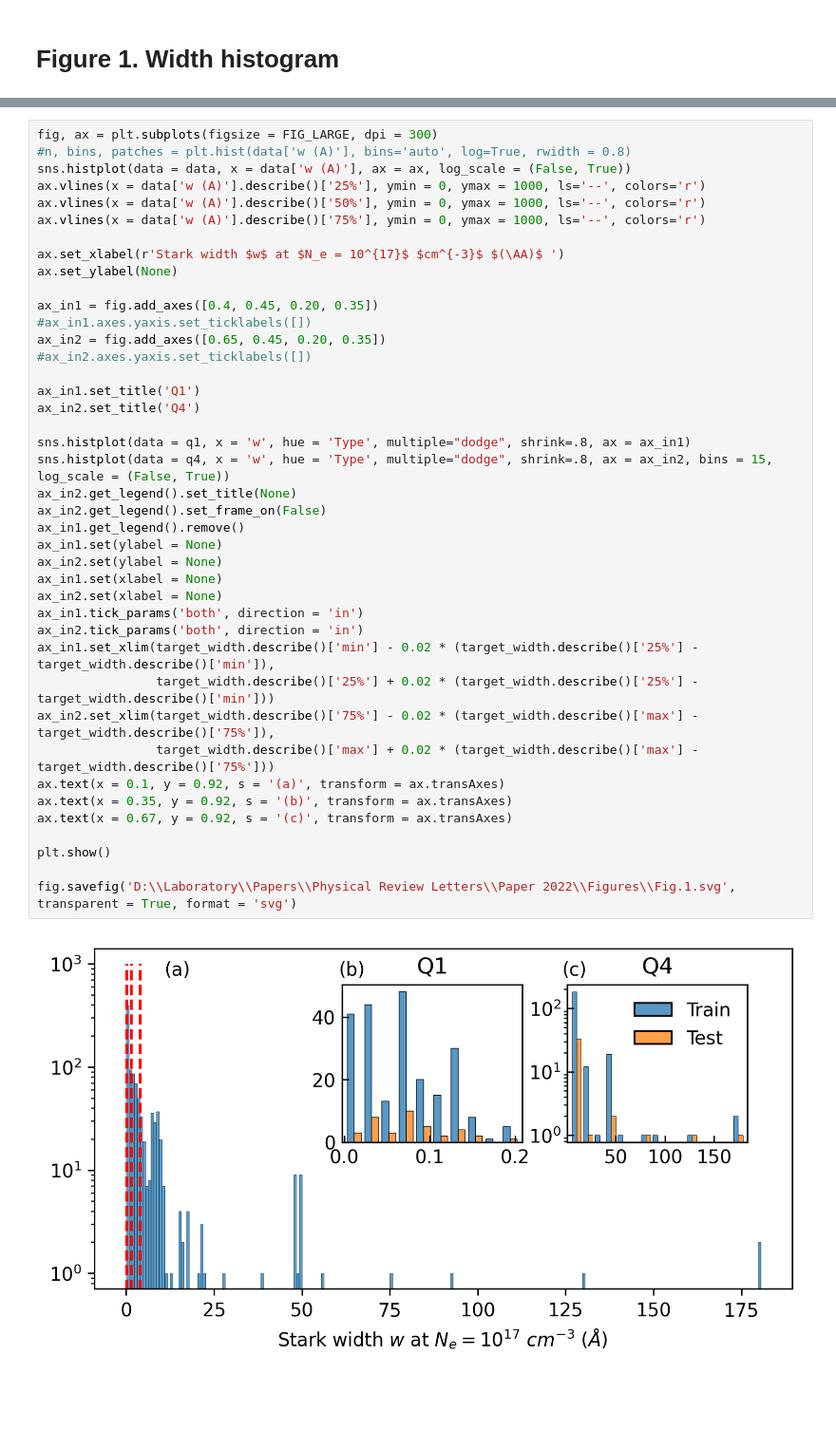
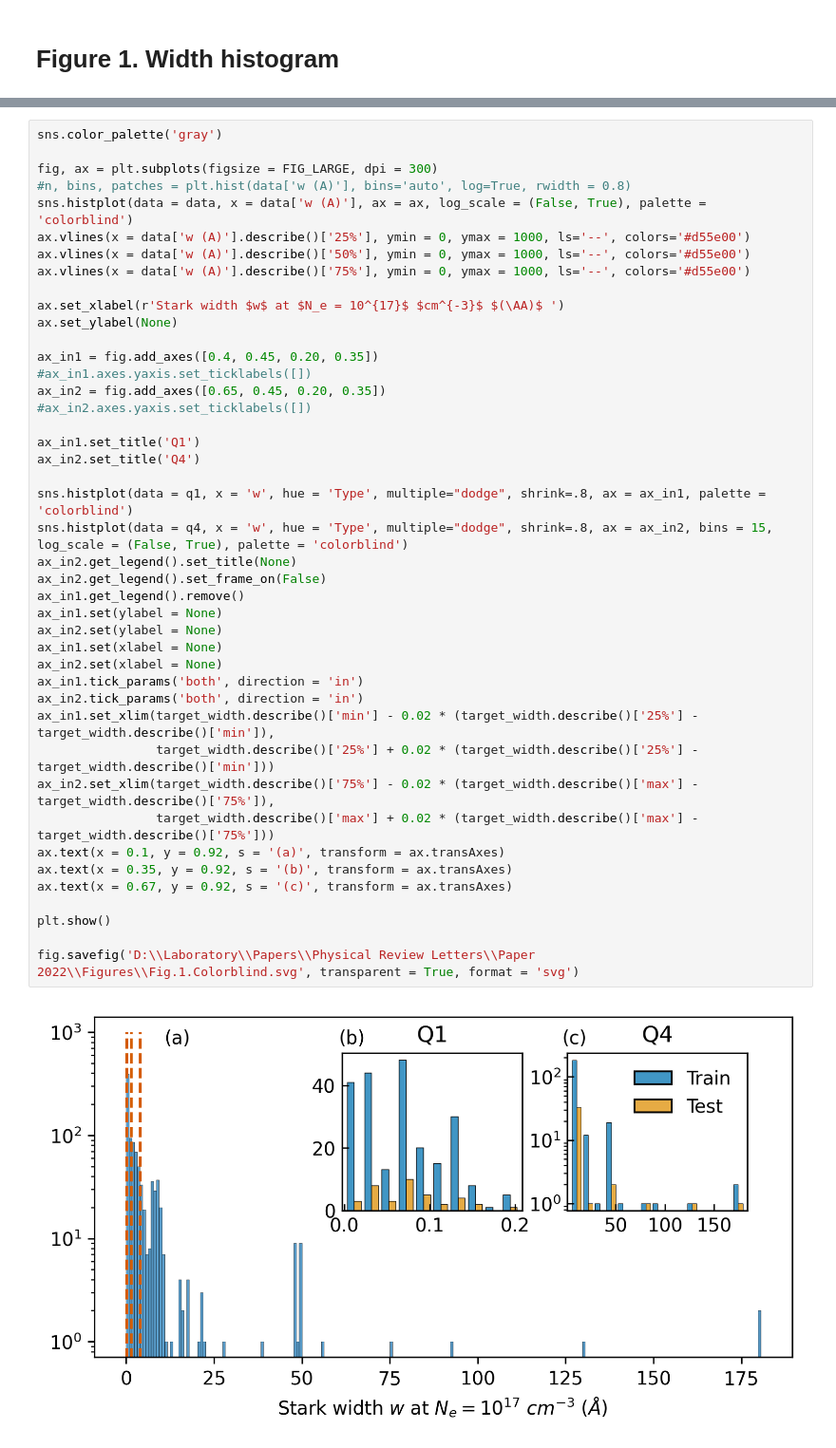
Before and after one commit to alezakuskin/Stark_ML, a Jupyter notebook: Figures.ipynb, the cells around one changed output, grey strips where cells are left out. Shown: that part at 95% size. Cells and saved outputs as stored; diff of their text form; blank space fills up the shorter version.

```diff
--- a/Figures.ipynb
+++ b/Figures.ipynb
@@ -97,43 +142,45 @@ data = pd.read_excel('/content/Stark_ML/Source_files/Stark_data.xlsx',
 # %%
+sns.color_palette('gray')
+
 fig, ax = plt.subplots(figsize = FIG_LARGE, dpi = 300)
 #n, bins, patches = plt.hist(data['w (A)'], bins='auto', log=True, rwidth = 0.8)
-sns.histplot(data = data, x = data['w (A)'], ax = ax, log_scale = (False, True))
-ax.vlines(x = data['w (A)'].describe()['25%'], ymin = 0, ymax = 1000, ls='--', colors='r')
-ax.vlines(x = data['w (A)'].describe()['50%'], ymin = 0, ymax = 1000, ls='--', colors='r')
-ax.vlines(x = data['w (A)'].describe()['75%'], ymin = 0, ymax = 1000, ls='--', colors='r')
+sns.histplot(data = data, x = data['w (A)'], ax = ax, log_scale = (False, True), palette = 'colorblind')
+ax.vlines(x = data['w (A)'].describe()['25%'], ymin = 0, ymax = 1000, ls='--', colors='#d55e00')
+ax.vlines(x = data['w (A)'].describe()['50%'], ymin = 0, ymax = 1000, ls='--', colors='#d55e00')
+ax.vlines(x = data['w (A)'].describe()['75%'], ymin = 0, ymax = 1000, ls='--', colors='#d55e00')
 
 ax.set_xlabel(r'Stark width $w$ at $N_e = 10^{17}$ $cm^{-3}$ $(\AA)$ ')
 ax.set_ylabel(None)
 
 ax_in1 = fig.add_axes([0.4, 0.45, 0.20, 0.35])
 #ax_in1.axes.yaxis.set_ticklabels([])
 ax_in2 = fig.add_axes([0.65, 0.45, 0.20, 0.35])
 #ax_in2.axes.yaxis.set_ticklabels([])
 
 ax_in1.set_title('Q1')
 ax_in2.set_title('Q4')
 
-sns.histplot(data = q1, x = 'w', hue = 'Type', multiple="dodge", shrink=.8, ax = ax_in1)
-sns.histplot(data = q4, x = 'w', hue = 'Type', multiple="dodge", shrink=.8, ax = ax_in2, bins = 15, log_scale = (False, True))
+sns.histplot(data = q1, x = 'w', hue = 'Type', multiple="dodge", shrink=.8, ax = ax_in1, palette = 'colorblind')
+sns.histplot(data = q4, x = 'w', hue = 'Type', multiple="dodge", shrink=.8, ax = ax_in2, bins = 15, log_scale = (False, True), palette = 'colorblind')
 ax_in2.get_legend().set_title(None)
 ax_in2.get_legend().set_frame_on(False)
 ax_in1.get_legend().remove()
 ax_in1.set(ylabel = None)
 ax_in2.set(ylabel = None)
 ax_in1.set(xlabel = None)
 ax_in2.set(xlabel = None)
 ax_in1.tick_params('both', direction = 'in')
 ax_in2.tick_params('both', direction = 'in')
 ax_in1.set_xlim(target_width.describe()['min'] - 0.02 * (target_width.describe()['25%'] - target_width.describe()['min']),
                 target_width.describe()['25%'] + 0.02 * (target_width.describe()['25%'] - target_width.describe()['min']))
 ax_in2.set_xlim(target_width.describe()['75%'] - 0.02 * (target_width.describe()['max'] - target_width.describe()['75%']),
                 target_width.describe()['max'] + 0.02 * (target_width.describe()['max'] - target_width.describe()['75%']))
 ax.text(x = 0.1, y = 0.92, s = '(a)', transform = ax.transAxes)
 ax.text(x = 0.35, y = 0.92, s = '(b)', transform = ax.transAxes)
 ax.text(x = 0.67, y = 0.92, s = '(c)', transform = ax.transAxes)
 
 plt.show()
 
-fig.savefig('D:\\Laboratory\\Papers\\Physical Review Letters\\Paper 2022\\Figures\\Fig.1.svg', transparent = True, format = 'svg')
+fig.savefig('D:\\Laboratory\\Papers\\Physical Review Letters\\Paper 2022\\Figures\\Fig.1.Colorblind.svg', transparent = True, format = 'svg')
 # %% [output]
-[figure, old version]
+[figure, new version]
```
Also changed, not shown: parts of 11 cells of this notebook.
